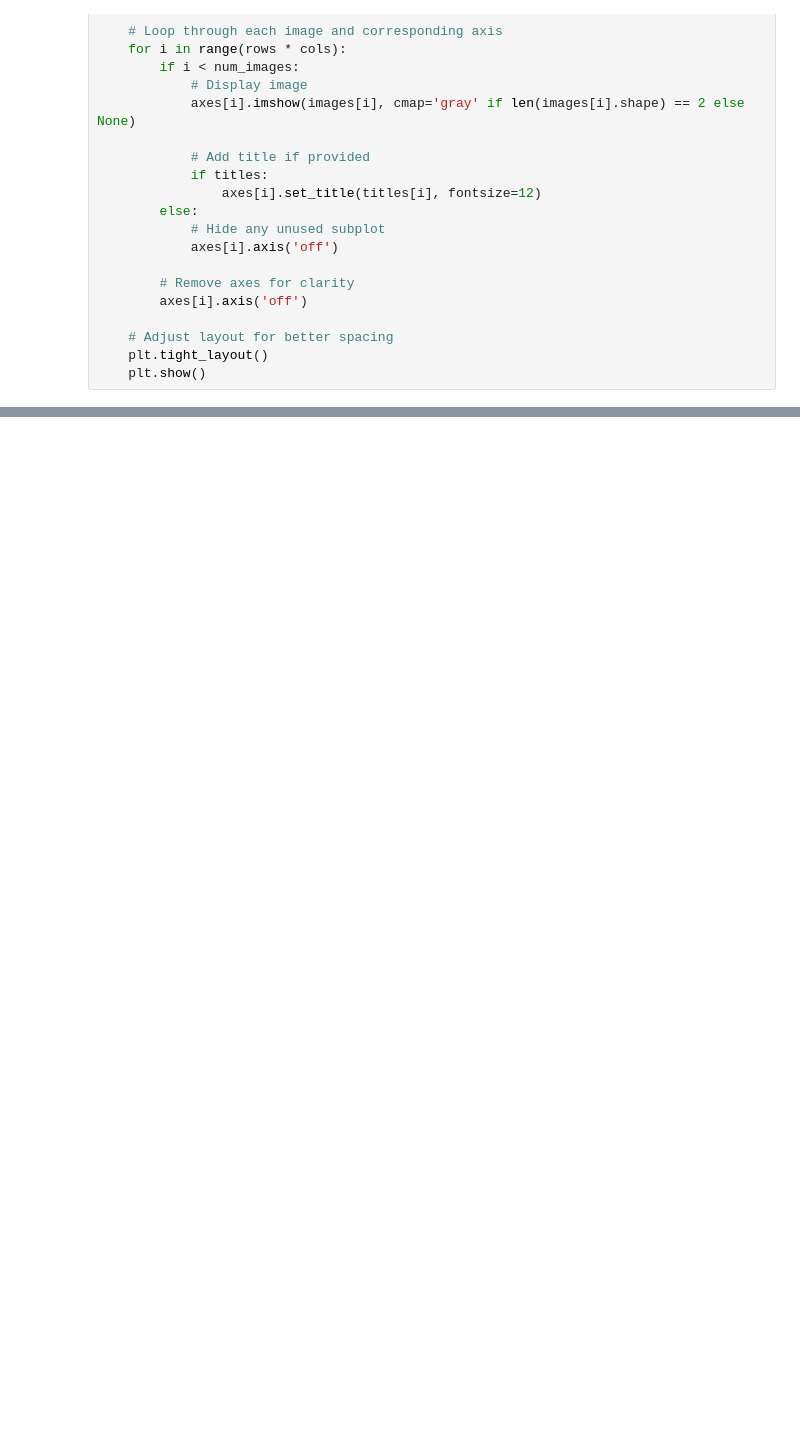
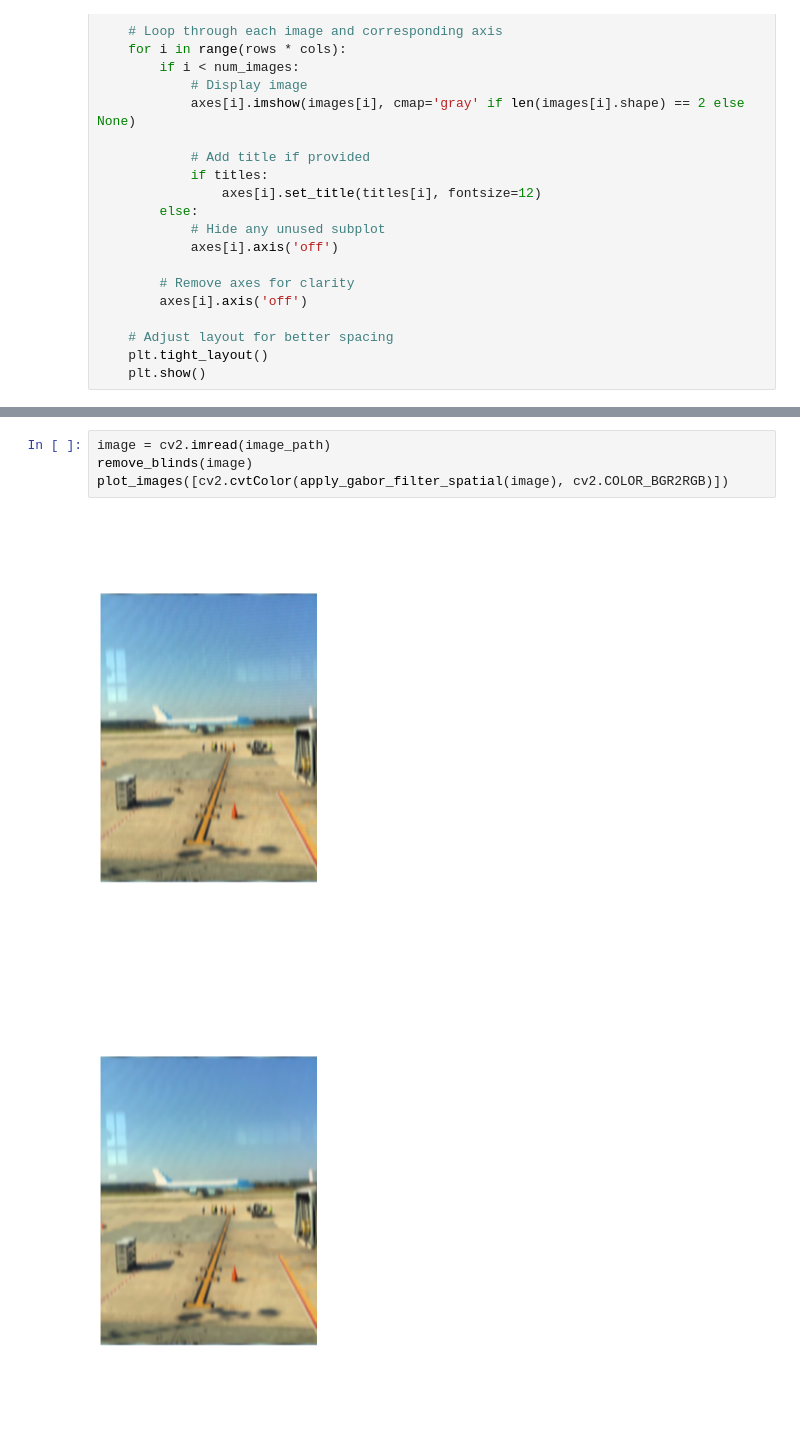
Before and after one commit to nmzein/cs413, a Jupyter notebook: q2.ipynb, the cells around one changed output, grey strips where cells are left out. Saved outputs shown, nothing was run; the diff lists cells and outputs as text; blank space fills up the shorter version.

```diff
--- a/q2.ipynb
+++ b/q2.ipynb
@@ -178,0 +123,7 @@ Space 1.0
+# %%
+image = cv2.imread(image_path)
+remove_blinds(image)
+plot_images([cv2.cvtColor(apply_gabor_filter_spatial(image), cv2.COLOR_BGR2RGB)])
+# %% [output]
+[figure, added]
+[figure, added]
```
Also changed, not shown: parts of 3 cells of this notebook.
